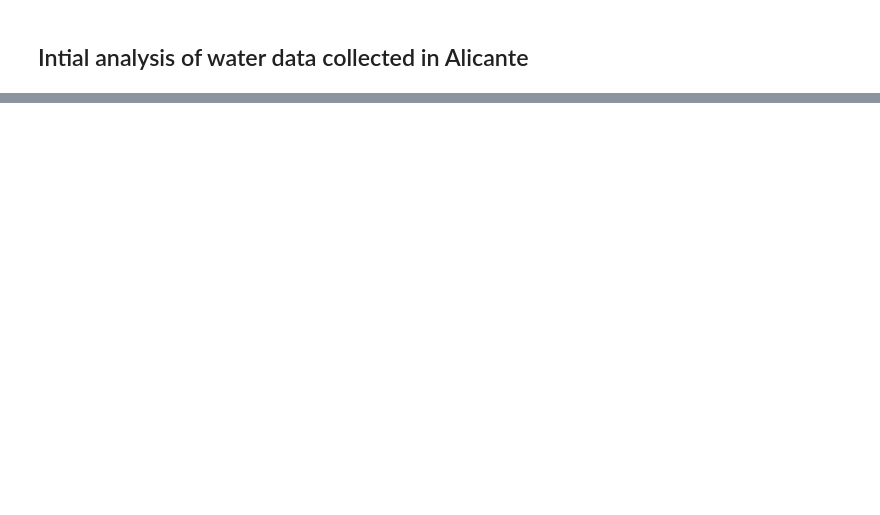
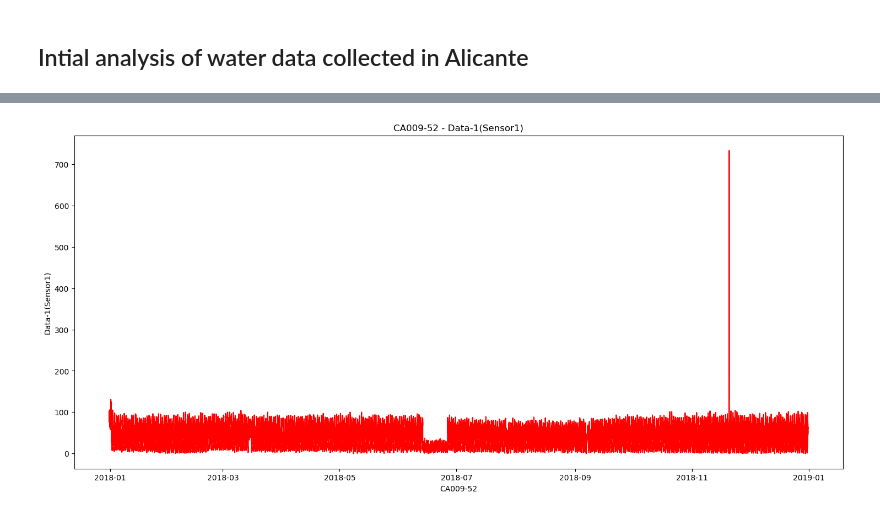
Before and after one commit to Zan-23/IJS_water_loss, a Jupyter notebook: notebooks/Alicante data analysis.ipynb, the cells around one changed output, grey strips where cells are left out. Cells and saved outputs as stored; diff of their text form; code cells hidden in the pictures; blank space fills up the shorter version.

```diff
--- a/notebooks/Alicante data analysis.ipynb
+++ b/notebooks/Alicante data analysis.ipynb
@@ -45,4 +80,6 @@ plt.show()
 # %%
-# instance.plot_two_columns( "CA009-52", "Data-1(Sensor1)")
+instance.plot_two_columns("CA009-52", "Data-1(Sensor1)")
+# %% [output]
+[figure, added]
 # %%
 # instance.interactive_two_columns_plot("CA009-52", "Data-1(Sensor1)")
```
Also changed, not shown: parts of 4 cells of this notebook, 1 other file.
